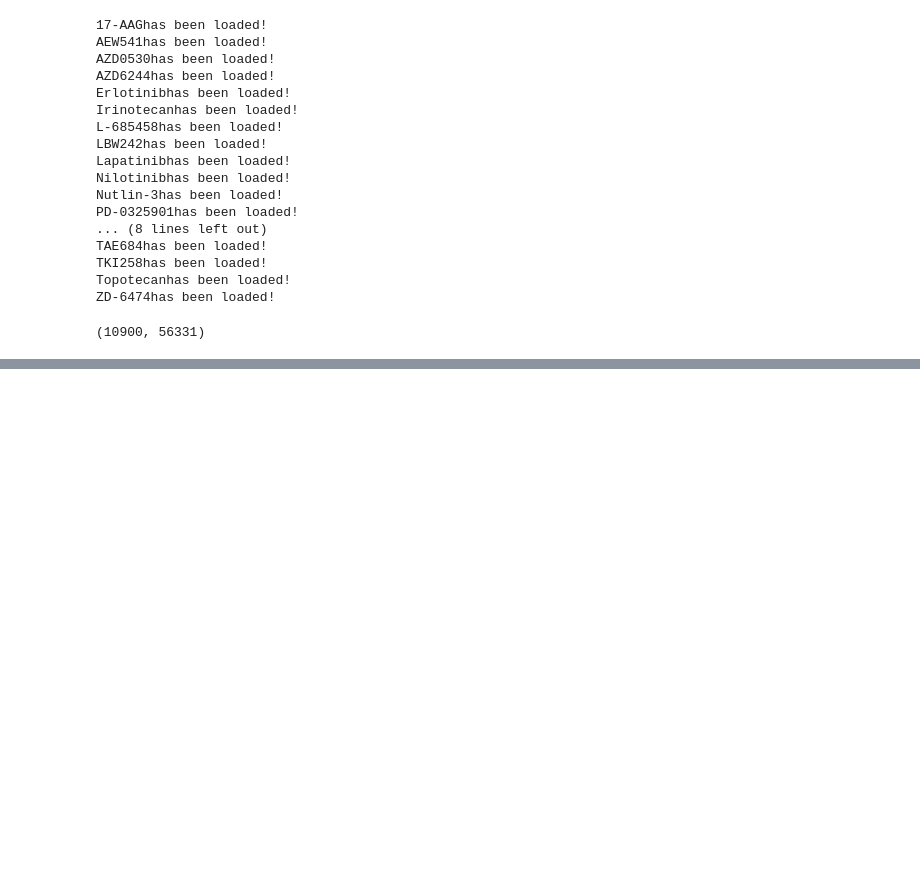
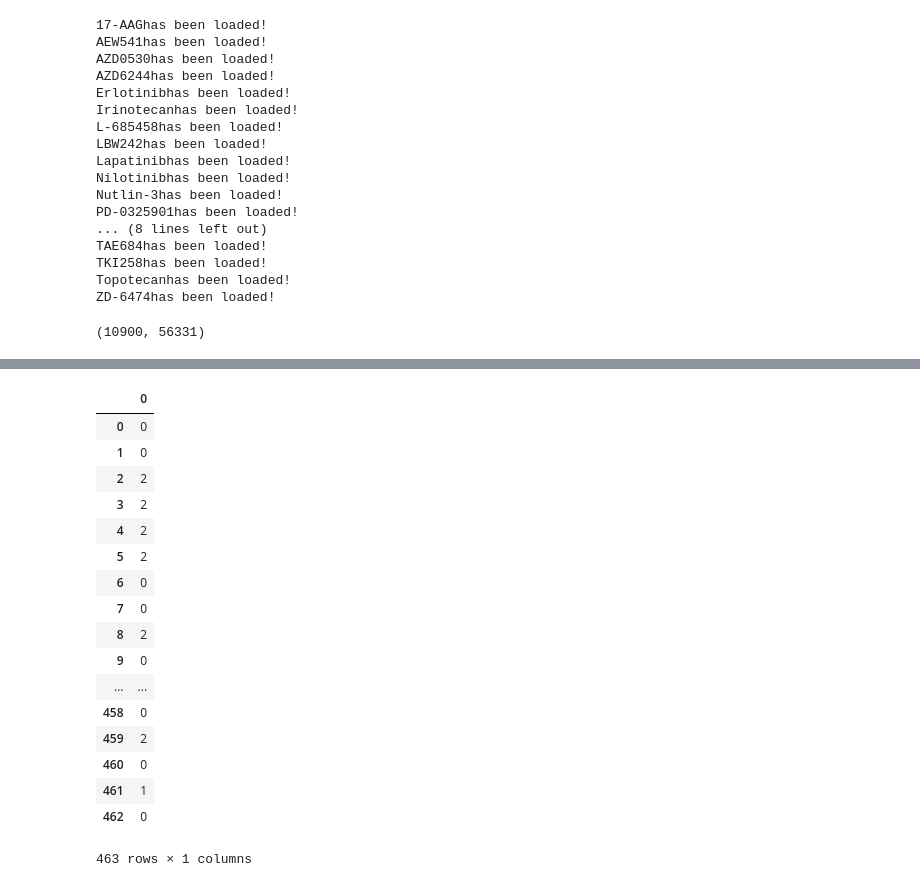
Before and after one commit to Naghipourfar/CCLE, a Jupyter notebook: Code/DataAnalysis.ipynb, the cells around one changed output, grey strips where cells are left out. Drawn from its saved outputs; the diff is of its cells as text; code cells hidden in the pictures; blank space fills up the shorter version.

```diff
--- a/Code/DataAnalysis.ipynb
+++ b/Code/DataAnalysis.ipynb
@@ -142,0 +211,25 @@ KeyboardInterrupt:
+# %%
+from sklearn.preprocessing import LabelEncoder
+label_encoder = LabelEncoder()
+label_encoder.fit(drug_data['FitType'])
+label_encoder = label_encoder.transform(drug_data['FitType'])
+pd.DataFrame(label_encoder)
+# %% [output]
+|  | 0 |
+| 0 | 0 |
+| 1 | 0 |
+| 2 | 2 |
+| 3 | 2 |
+| 4 | 2 |
+| 5 | 2 |
+| 6 | 0 |
+| 7 | 0 |
+| 8 | 2 |
+| 9 | 0 |
+| ... | ... |
+| 458 | 0 |
+| 459 | 2 |
+| 460 | 0 |
+| 461 | 1 |
+| 462 | 0 |
+463 rows × 1 columns
```
Also changed, not shown: parts of 4 cells of this notebook, 1 other file.
